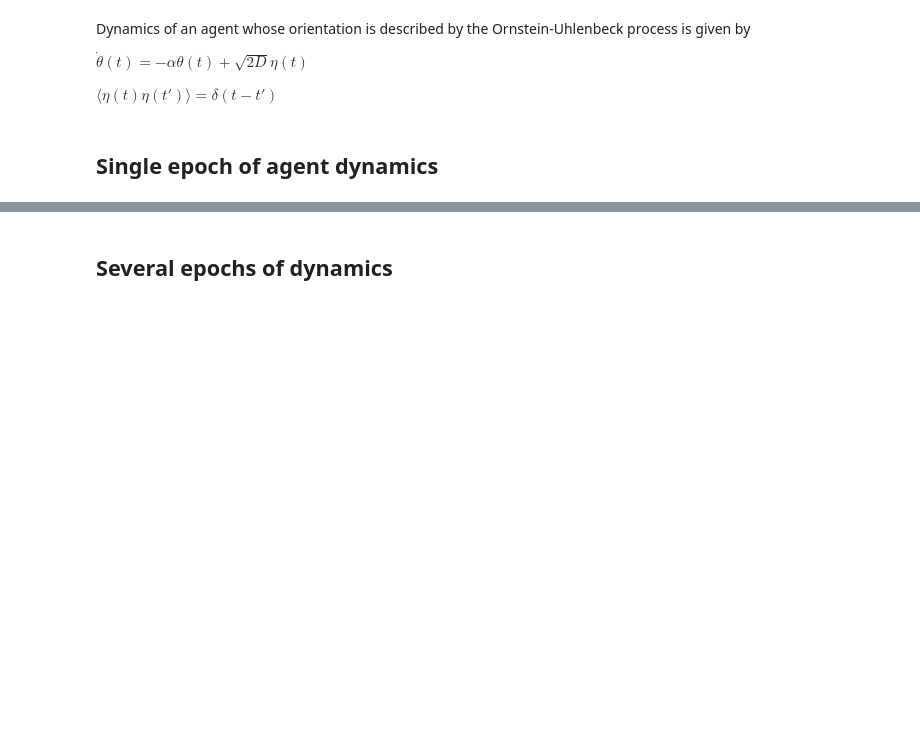
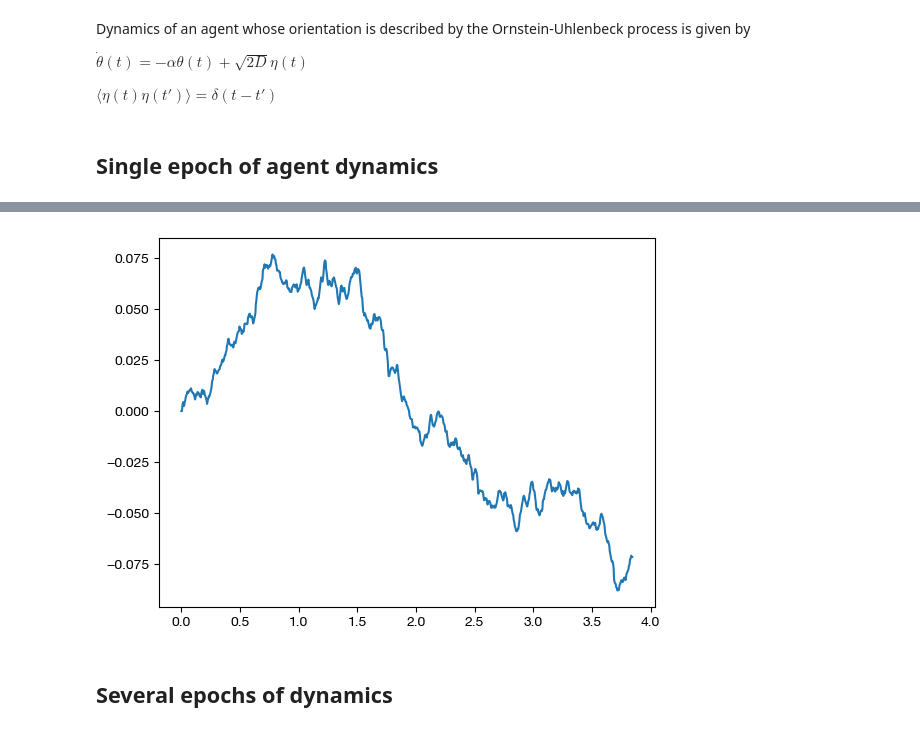
Before and after one commit to sgangaprasath/CollectiveTradeoff, a Jupyter notebook: OUDiffusion.ipynb, the cells around one changed output, grey strips where cells are left out. Cells and saved outputs as stored; diff of their text form; code cells hidden in the pictures; blank space fills up the shorter version.

```diff
--- a/OUDiffusion.ipynb
+++ b/OUDiffusion.ipynb
@@ -338,3 +354,8 @@ plt.show()
+# %%
+plt.plot(dfx, dfy)
+plt.show()
+# %% [output]
+[figure, added]
 # %% [markdown]
  ## <a class="anchor" id="second-bullet">Several epochs of dynamics</a>
 # %%
```
Also changed, not shown: parts of 9 cells of this notebook.
